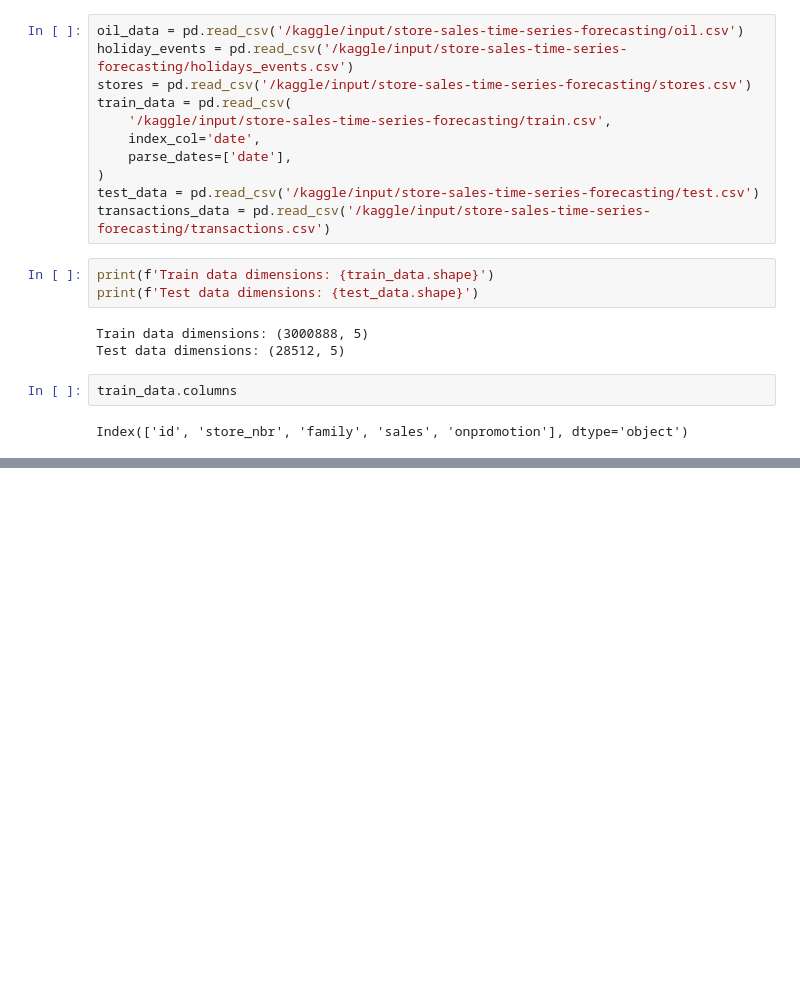
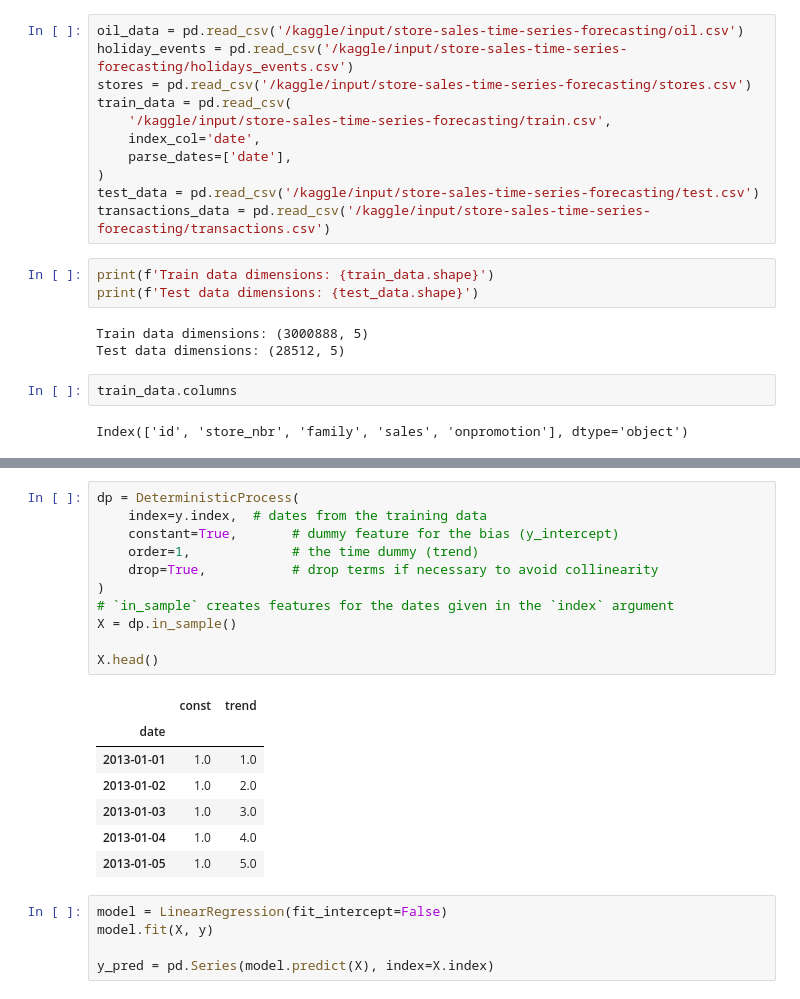
Before and after one commit to otalorajuand/kaggle, a Jupyter notebook: time_series.ipynb, the cells around one changed output, grey strips where cells are left out. Cells and saved outputs as stored; diff of their text form; blank space fills up the shorter version.

```diff
--- a/time_series.ipynb
+++ b/time_series.ipynb
@@ -90,0 +94,24 @@ ax.set_title('Lag Plot of Hardcover Sales');
+# %%
+dp = DeterministicProcess(
+    index=y.index,  # dates from the training data
+    constant=True,       # dummy feature for the bias (y_intercept)
+    order=1,             # the time dummy (trend)
+    drop=True,           # drop terms if necessary to avoid collinearity
+)
+# `in_sample` creates features for the dates given in the `index` argument
+X = dp.in_sample()
+
+X.head()
+# %% [output]
+|  | const | trend |
+| date |  |  |
+| 2013-01-01 | 1.0 | 1.0 |
+| 2013-01-02 | 1.0 | 2.0 |
+| 2013-01-03 | 1.0 | 3.0 |
+| 2013-01-04 | 1.0 | 4.0 |
+| 2013-01-05 | 1.0 | 5.0 |
+# %%
+model = LinearRegression(fit_intercept=False)
+model.fit(X, y)
+
+y_pred = pd.Series(model.predict(X), index=X.index)
```
Also changed, not shown: parts of 10 cells of this notebook.
